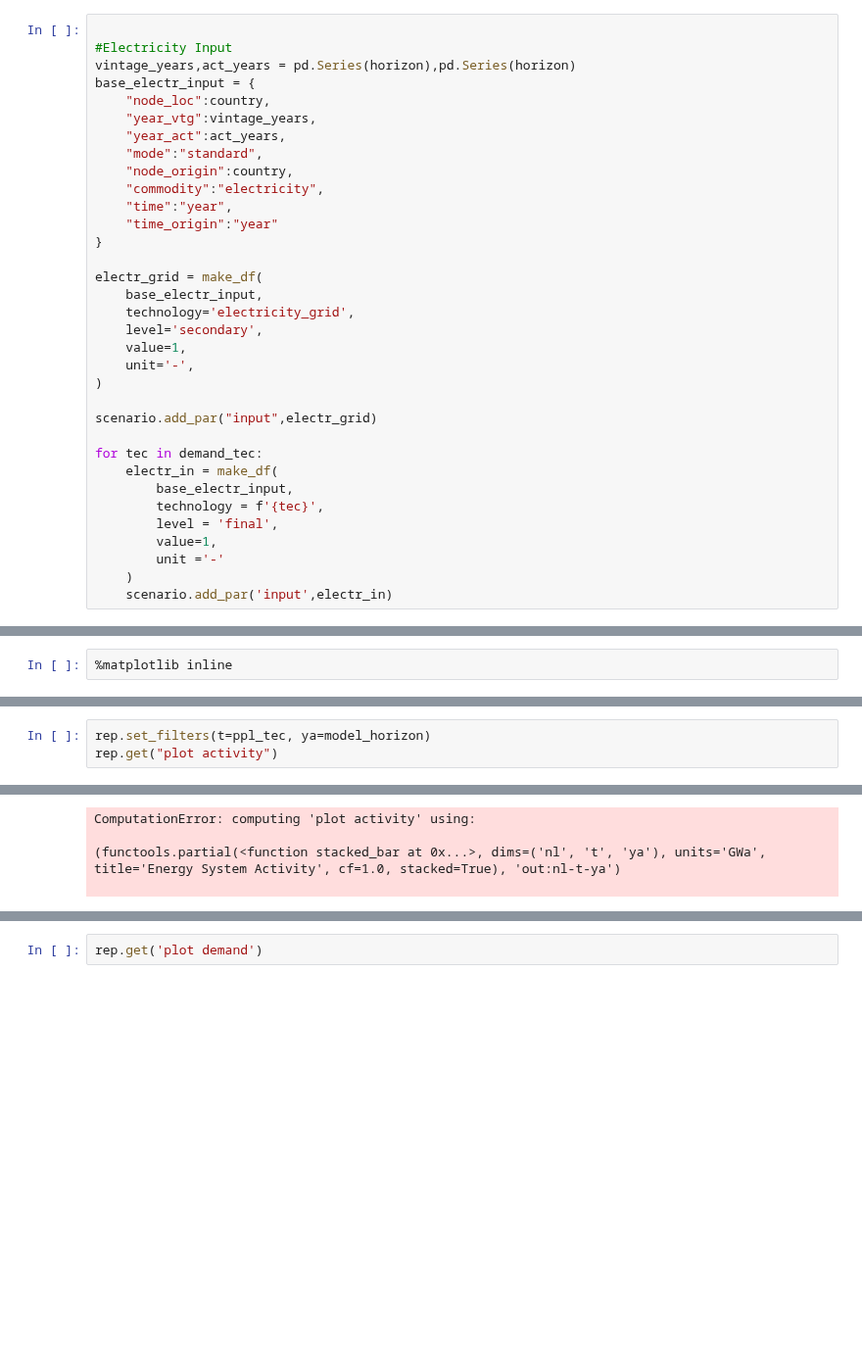
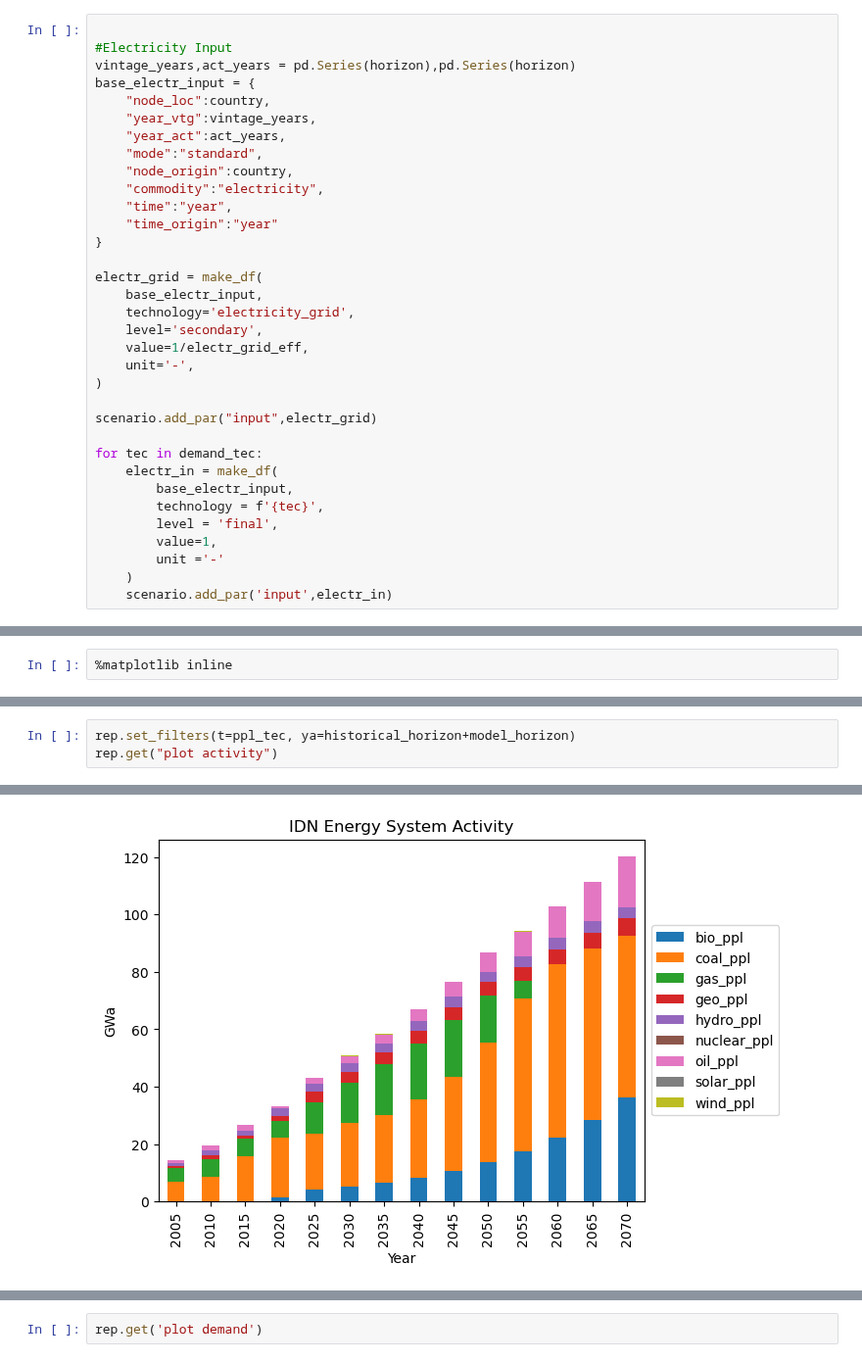
Before and after one commit to itangr31/messageix_indonesia_prototype, a Jupyter notebook: indonesia_baseline.ipynb, the cells around one changed output, grey strips where cells are left out. Shown at 98% size. Drawn from its saved outputs; the diff is of its cells as text; blank space fills up the shorter version.

```diff
--- a/indonesia_baseline.ipynb
+++ b/indonesia_baseline.ipynb
@@ -396,7 +378,7 @@ electr_grid = make_df(
     base_electr_input,
     technology='electricity_grid',
     level='secondary',
-    value=1,
+    value=1/electr_grid_eff,
     unit='-',
 )
 
@@ -1085,4 +1340,4 @@ Some reporting may not function as expected
 # %%
-rep.set_filters(t=ppl_tec, ya=model_horizon)
+rep.set_filters(t=ppl_tec, ya=historical_horizon+model_horizon)
 rep.get("plot activity")
 # %% [output]
@@ -1090,7 +1345,4 @@ Insert length-1 dimension for {"ya": []}
-ComputationError: computing 'plot activity' using:
-
-(functools.partial(<function stacked_bar at 0x...>, dims=('nl', 't', 'ya'), units='GWa', title='Energy System Activity', cf=1.0, stacked=True), 'out:nl-t-ya')
-
+[figure, added]
 # %%
 rep.get('plot capacity')
 # %% [output]
```
Also changed, not shown: parts of 34 cells of this notebook.
